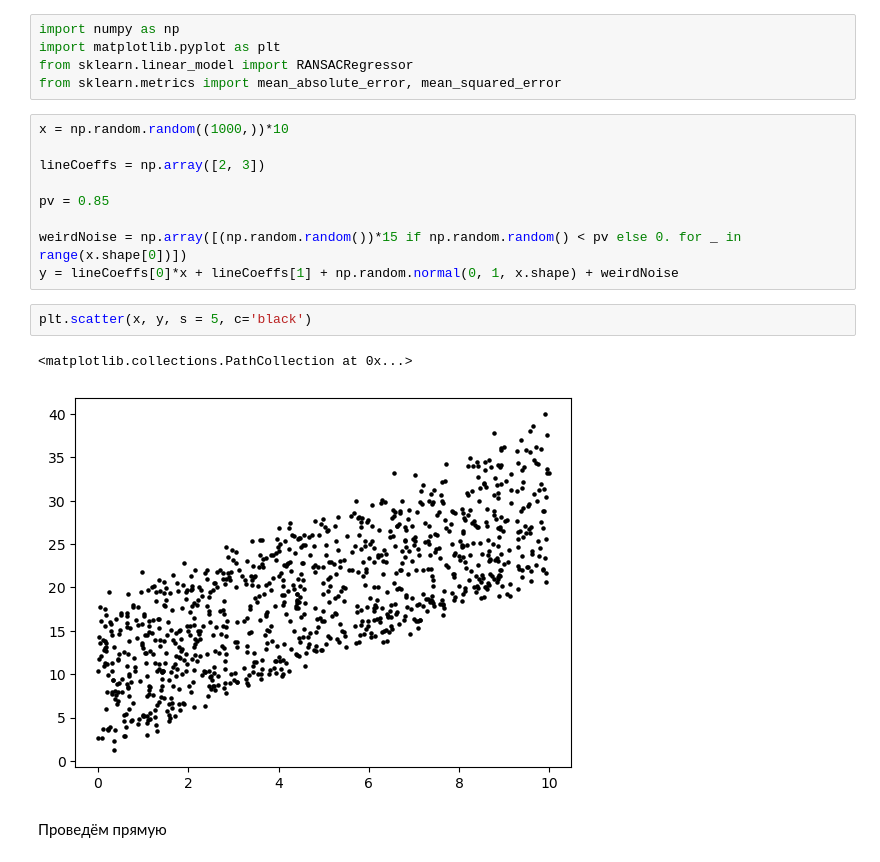
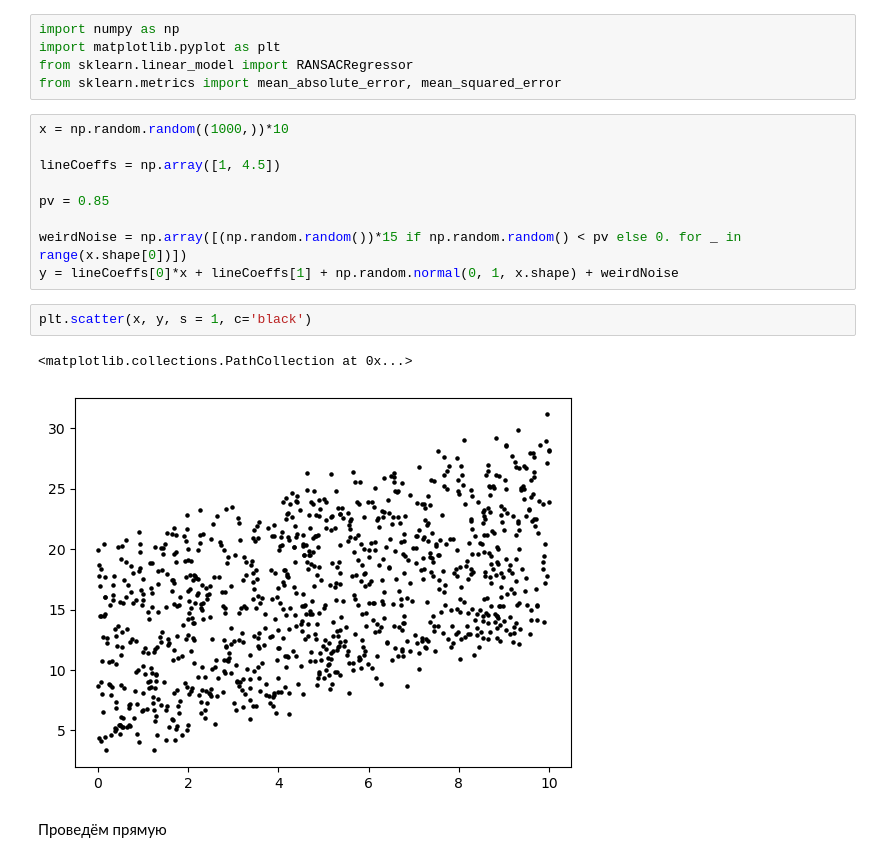
Before and after one commit to EHAT32/inverse, a Jupyter notebook: 2_12/regression.ipynb, the cells around one changed output. Saved outputs shown, nothing was run; the diff lists cells and outputs as text.

```diff
--- a/2_12/regression.ipynb
+++ b/2_12/regression.ipynb
@@ -6,17 +6,17 @@ from sklearn.metrics import mean_absolute_error, mean_squared_error
 # %%
 x = np.random.random((1000,))*10
 
-lineCoeffs = np.array([2, 3])
+lineCoeffs = np.array([1, 4.5])
 
 pv = 0.85
 
 weirdNoise = np.array([(np.random.random())*15 if np.random.random() < pv else 0. for _ in range(x.shape[0])])
 y = lineCoeffs[0]*x + lineCoeffs[1] + np.random.normal(0, 1, x.shape) + weirdNoise
 # %%
-plt.scatter(x, y, s = 5, c='black')
+plt.scatter(x, y, s = 1, c='black')
 # %% [output]
 <matplotlib.collections.PathCollection at 0x...>
-[figure, old version]
+[figure, new version]
 # %% [markdown]
 Проведём прямую
 # %%
```
Also changed, not shown: parts of 1 cell of this notebook.
